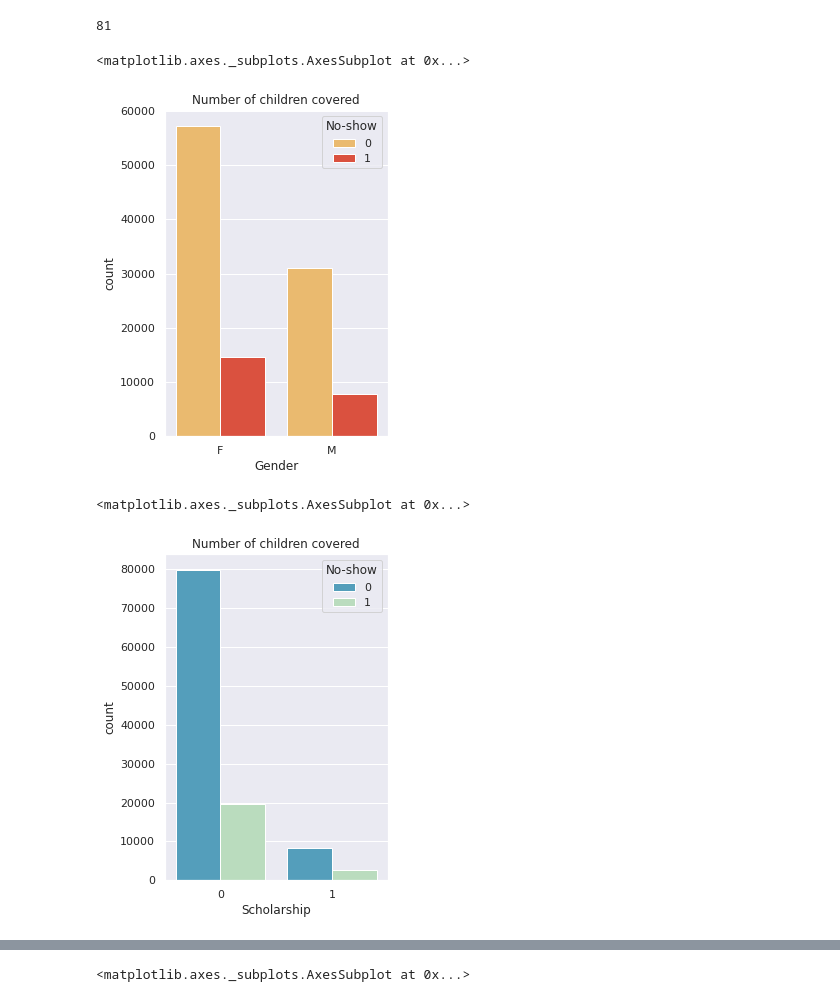
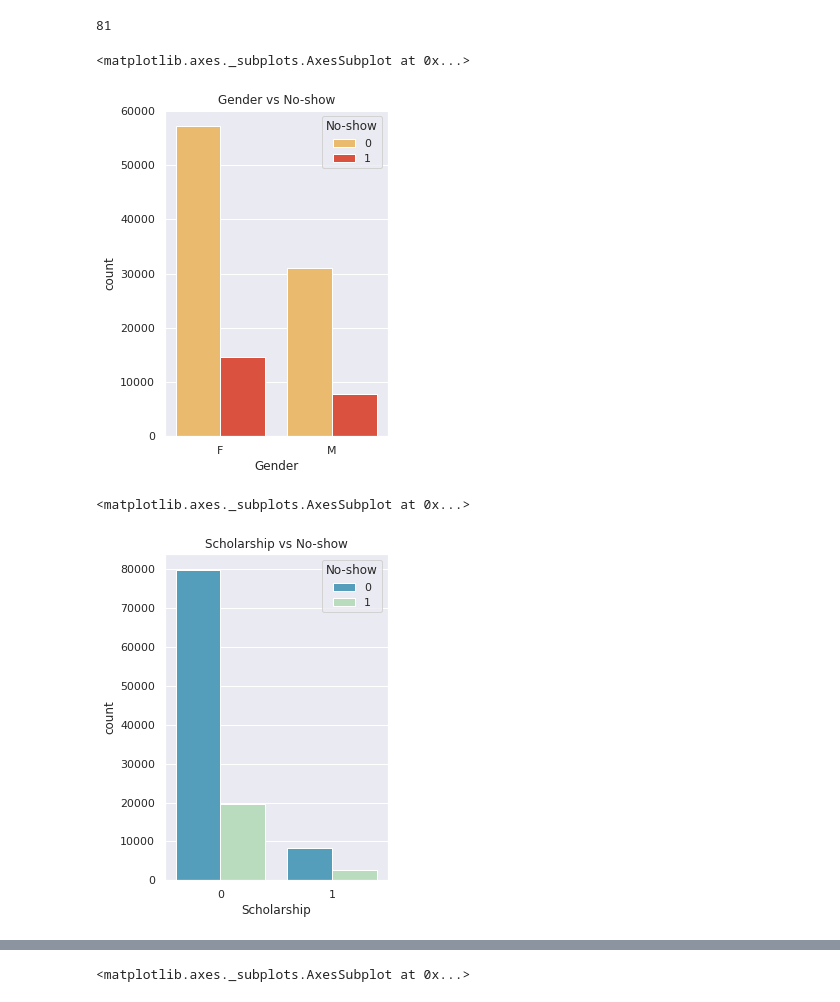
Before and after one commit to mojtabaSefidi/NoShow_Appointments, a Jupyter notebook: NoShow_Appointments.ipynb, the cells around one changed output, grey strips where cells are left out. Drawn from its saved outputs; the diff is of its cells as text; code cells hidden in the pictures.

Commit message:
title of plots renamed.

```diff
--- a/NoShow_Appointments.ipynb
+++ b/NoShow_Appointments.ipynb
@@ -149,17 +149,17 @@ len(data['Neighbourhood'].unique())
 81
 # %%
 plt.figure(figsize=(4,6))
-plt.title('Number of children covered')
+plt.title('Gender vs No-show')
 sn.countplot(x=data['Gender'],hue=data['No-show'], palette='YlOrRd')
 # %% [output]
 <matplotlib.axes._subplots.AxesSubplot at 0x...>
-[figure, old version]
+[figure, new version]
 # %%
 plt.figure(figsize=(4,6))
-plt.title('Number of children covered')
+plt.title('Scholarship vs No-show')
 sn.countplot(x=data['Scholarship'],hue=data['No-show'], palette='GnBu_r')
 # %% [output]
 <matplotlib.axes._subplots.AxesSubplot at 0x...>
-[figure, old version]
+[figure, new version]
 # %%
 plt.figure(figsize=(4,6))
```
Also changed, not shown: parts of 13 cells of this notebook.
